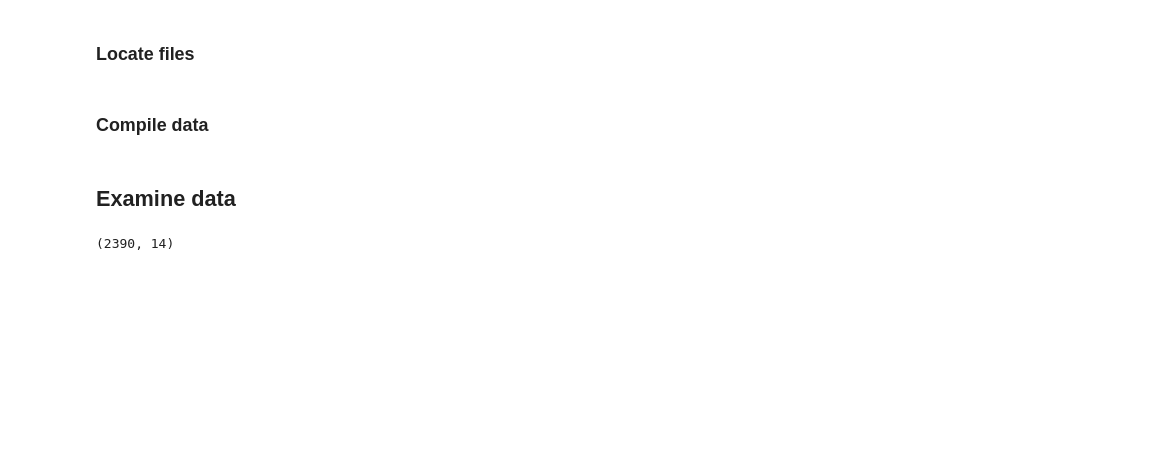
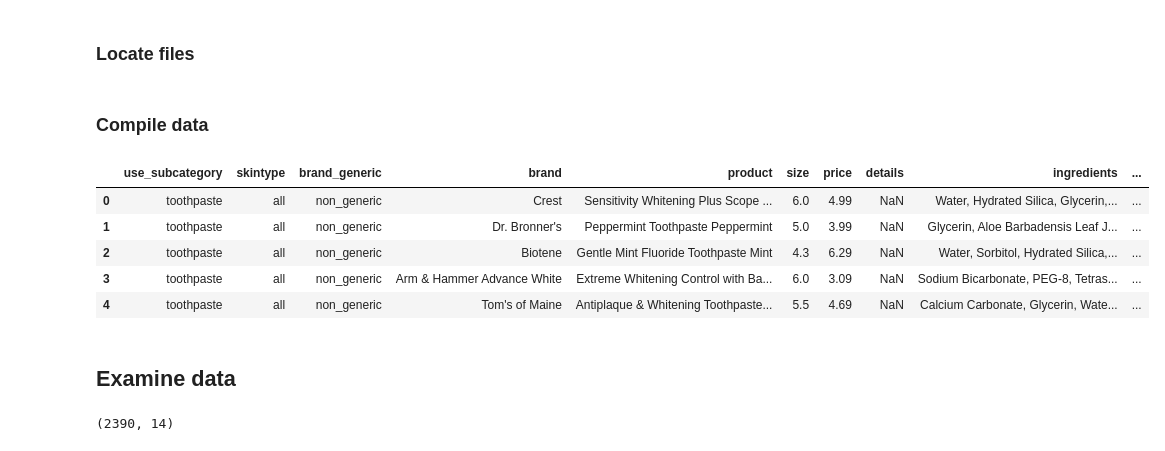
Before and after one commit to paulqsims/insight_project, a Jupyter notebook: notebooks/data-cleaning.ipynb, the cells around one changed output. Drawn from its saved outputs; the diff is of its cells as text; code cells hidden in the pictures; blank space fills up the shorter version.

Commit message:
Add generics labels

```diff
--- a/notebooks/data-cleaning.ipynb
+++ b/notebooks/data-cleaning.ipynb
@@ -42,6 +42,15 @@ import glob
 rpath = rootpath.detect()
 # %% [markdown]
 ### Compile data
+# %%
+# Create list of files to read in for glob
+# Exclude generics and handlabels so they can be
+# edited separately
+
+excludedFiles = [f"{rpath}/data/raw/generics.csv",
+                 f"{rpath}/data/raw/handlabels.csv"]
+includedFiles = glob.glob(f"{rpath}/data/raw/*.csv")
+grouped_data = list(set(includedFiles) - set(excludedFiles))
 # %%
 # Concatenate dataframes rowwise
 
@@ -52,2 +61,20 @@ df_raw = (
               ignore_index=True)
     )
+# %%
+# Read in generics, toothpaste, and handlabeled data
+
+df_generics = (
+    pd.concat(
+        [pd.read_csv(file, index_col=0) \
+                for file in excludedFiles],
+              ignore_index=True)
+    )
+# %%
+df_generics.head()
+# %% [output]
+|  | use_subcategory | skintype | brand_generic | brand | product | size | price | details | ingredients | ... |
+| 0 | toothpaste | all | non_generic | Crest | Sensitivity Whitening Plus Scope ... | 6.0 | 4.99 | NaN | Water, Hydrated Silica, Glycerin,... | ... |
+| 1 | toothpaste | all | non_generic | Dr. Bronner's | Peppermint Toothpaste Peppermint | 5.0 | 3.99 | NaN | Glycerin, Aloe Barbadensis Leaf J... | ... |
+| 2 | toothpaste | all | non_generic | Biotene | Gentle Mint Fluoride Toothpaste Mint | 4.3 | 6.29 | NaN | Water, Sorbitol, Hydrated Silica,... | ... |
+| 3 | toothpaste | all | non_generic | Arm & Hammer Advance White | Extreme Whitening Control with Ba... | 6.0 | 3.09 | NaN | Sodium Bicarbonate, PEG-8, Tetras... | ... |
+| 4 | toothpaste | all | non_generic | Tom's of Maine | Antiplaque & Whitening Toothpaste... | 5.5 | 4.69 | NaN | Calcium Carbonate, Glycerin, Wate... | ... |
```
Also changed, not shown: parts of 3 cells of this notebook.
